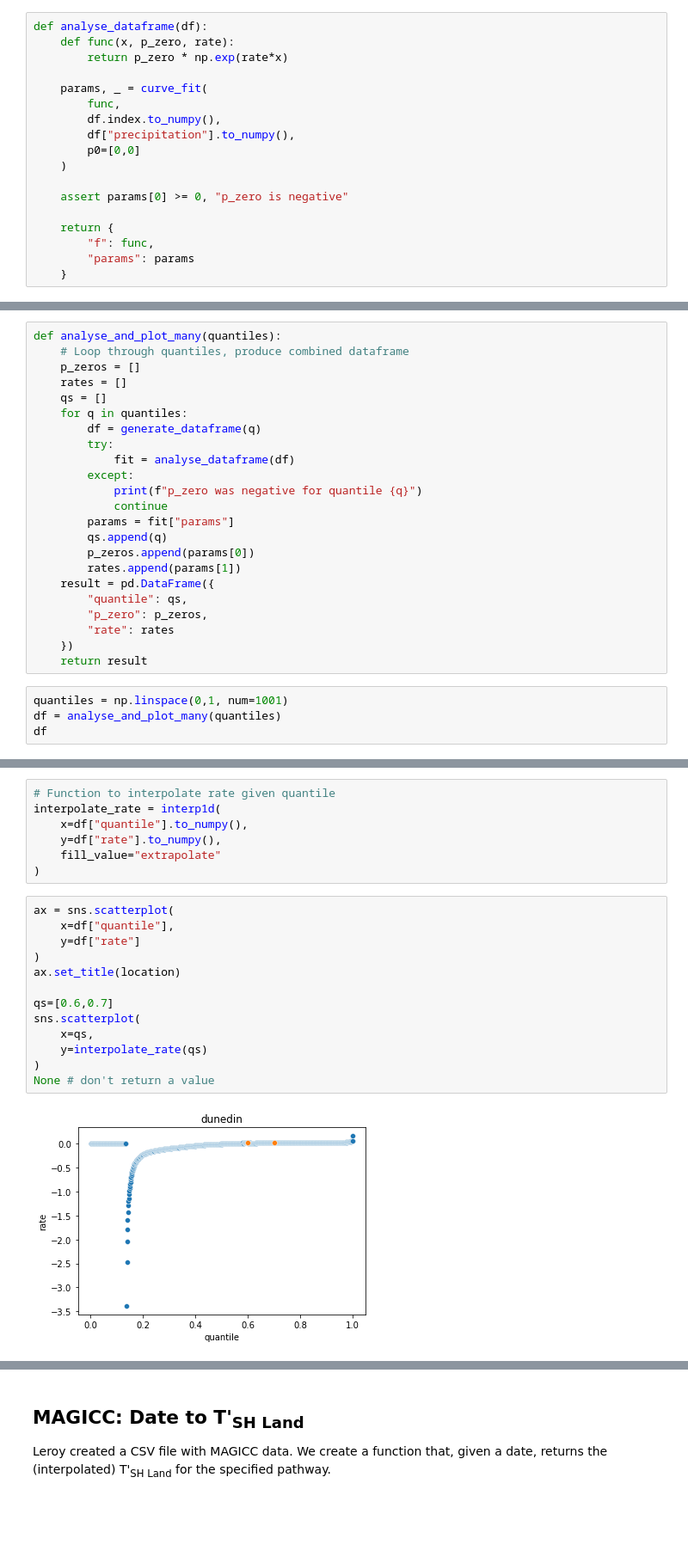
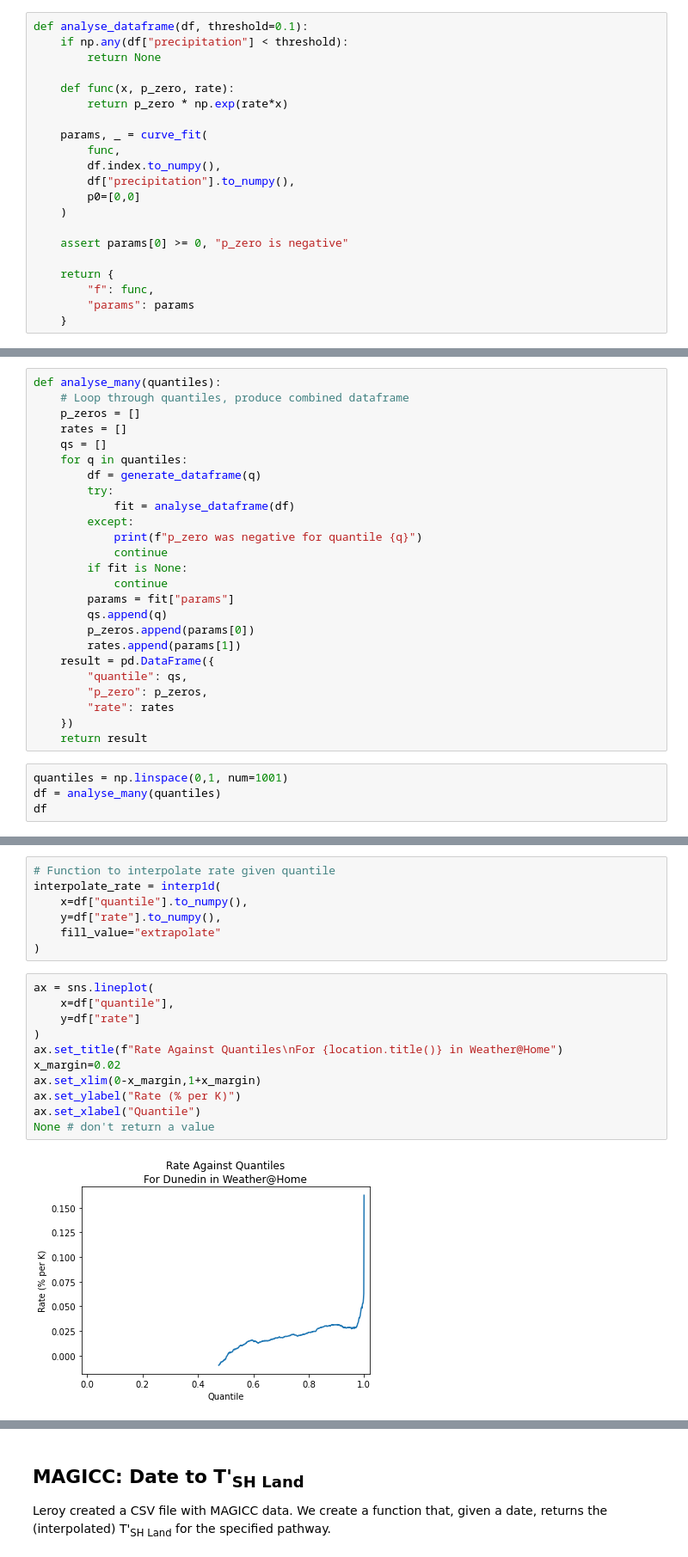
Before and after one commit to bodekerscientific/SPG, a Jupyter notebook: notebooks/make-many-non-stationary.ipynb, the cells around one changed output, grey strips where cells are left out. Shown: that part at 86% size. Saved outputs shown, nothing was run; the diff lists cells and outputs as text; blank space fills up the shorter version.

```diff
--- a/notebooks/make-many-non-stationary.ipynb
+++ b/notebooks/make-many-non-stationary.ipynb
@@ -91,7 +95,10 @@ def generate_dataframe(quantile):
     df = df.set_index("temperature")
     return df
 # %%
-def analyse_dataframe(df):
+def analyse_dataframe(df, threshold=0.1):
+    if np.any(df["precipitation"] < threshold):
+        return None
+
     def func(x, p_zero, rate):
         return p_zero * np.exp(rate*x)
 
@@ -134,5 +146,5 @@ def plot_one(df, fit, title):
 # %%
-def analyse_and_plot_many(quantiles):
+def analyse_many(quantiles):
     # Loop through quantiles, produce combined dataframe
     p_zeros = []
     rates = []
@@ -144,6 +156,8 @@ def analyse_and_plot_many(quantiles):
         except:
             print(f"p_zero was negative for quantile {q}")
             continue
+        if fit is None:
+            continue
         params = fit["params"]
         qs.append(q)
         p_zeros.append(params[0])
@@ -156,6 +170,6 @@ def analyse_and_plot_many(quantiles):
     return result
 # %%
 quantiles = np.linspace(0,1, num=1001)
-df = analyse_and_plot_many(quantiles)
+df = analyse_many(quantiles)
 df
 # %% [output]
@@ -185,17 +194,15 @@ interpolate_rate = interp1d(
     fill_value="extrapolate"
 )
 # %%
-ax = sns.scatterplot(
+ax = sns.lineplot(
     x=df["quantile"],
     y=df["rate"]
 )
-ax.set_title(location)
-
-qs=[0.6,0.7]
-sns.scatterplot(
-    x=qs,
-    y=interpolate_rate(qs)
-)
+ax.set_title(f"Rate Against Quantiles\nFor {location.title()} in Weather@Home")
+x_margin=0.02
+ax.set_xlim(0-x_margin,1+x_margin)
+ax.set_ylabel("Rate (% per K)")
+ax.set_xlabel("Quantile")
 None # don't return a value
 # %% [output]
-[figure, old version]
+[figure, new version]
```
Also changed, not shown: parts of 13 cells of this notebook, 3 other files.
